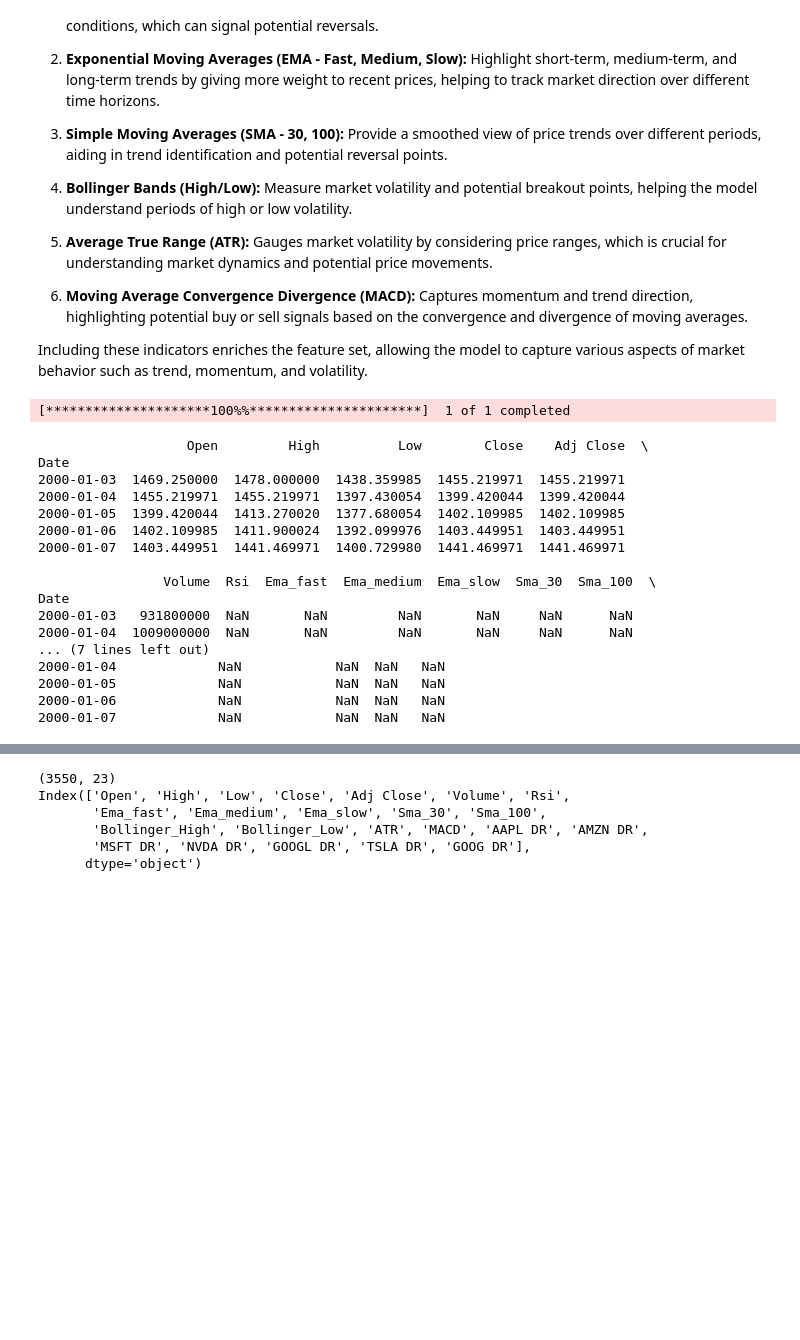
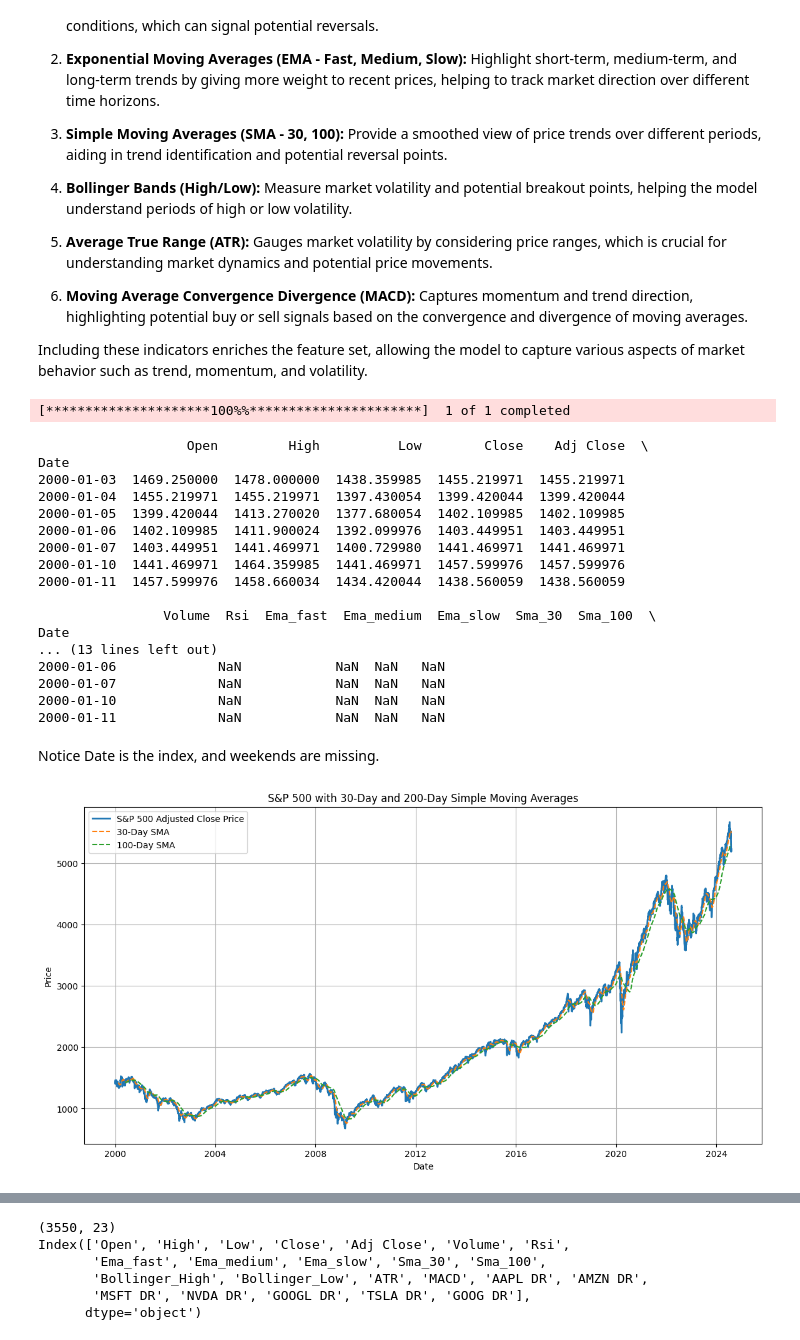
Before and after one commit to ACM40960/project-QianSandeep, a Jupyter notebook: Project/Final folder/model3.ipynb, the cells around one changed output, grey strips where cells are left out. Saved outputs shown, nothing was run; the diff lists cells and outputs as text; code cells hidden in the pictures; blank space fills up the shorter version.

```diff
--- a/Project/Final folder/model3.ipynb
+++ b/Project/Final folder/model3.ipynb
@@ -239,7 +262,7 @@ sp500_data['Bollinger_Low'] = ta.bbands(sp500_data['Adj Close'], length=20, std=
 sp500_data['ATR'] = ta.atr(sp500_data['High'], sp500_data['Low'], sp500_data['Adj Close'], length=14)
 sp500_data['MACD'] = ta.macd(sp500_data['Adj Close'], fast=12, slow=26, signal=9)['MACD_12_26_9']
 
-print(sp500_data.head())
+print(sp500_data.head(7))
 # %% [output]
 [*********************100%%**********************]  1 of 1 completed
                    Open         High          Low        Close    Adj Close  \
@@ -249,13 +272,28 @@ Date
 2000-01-05  1399.420044  1413.270020  1377.680054  1402.109985  1402.109985
 2000-01-06  1402.109985  1411.900024  1392.099976  1403.449951  1403.449951
 2000-01-07  1403.449951  1441.469971  1400.729980  1441.469971  1441.469971
+2000-01-10  1441.469971  1464.359985  1441.469971  1457.599976  1457.599976
+2000-01-11  1457.599976  1458.660034  1434.420044  1438.560059  1438.560059
 
                 Volume  Rsi  Ema_fast  Ema_medium  Ema_slow  Sma_30  Sma_100  \
 Date
-2000-01-03   931800000  NaN       NaN         NaN       NaN     NaN      NaN
-2000-01-04  1009000000  NaN       NaN         NaN       NaN     NaN      NaN
-... (7 lines left out)
-2000-01-04             NaN            NaN  NaN   NaN
-2000-01-05             NaN            NaN  NaN   NaN
+... (13 lines left out)
 2000-01-06             NaN            NaN  NaN   NaN
 2000-01-07             NaN            NaN  NaN   NaN
+2000-01-10             NaN            NaN  NaN   NaN
+2000-01-11             NaN            NaN  NaN   NaN
+# %% [markdown]
+Notice Date is the index, and weekends are missing.
+# %%
+plt.figure(figsize=(14, 7))
+plt.plot(sp500_data['Adj Close'], label='S&P 500 Adjusted Close Price', linewidth=2)
+plt.plot(sp500_data['Sma_30'], label='30-Day SMA', linestyle='--', linewidth=1.5)
+plt.plot(sp500_data['Sma_100'], label='100-Day SMA', linestyle='--', linewidth=1.5)
+plt.title('S&P 500 with 30-Day and 200-Day Simple Moving Averages')
+plt.xlabel('Date')
+plt.ylabel('Price')
+plt.legend()
+plt.grid(True)
+plt.show()
+# %% [output]
+[figure, added]
```
Also changed, not shown: parts of 11 cells of this notebook, 5 other files.
